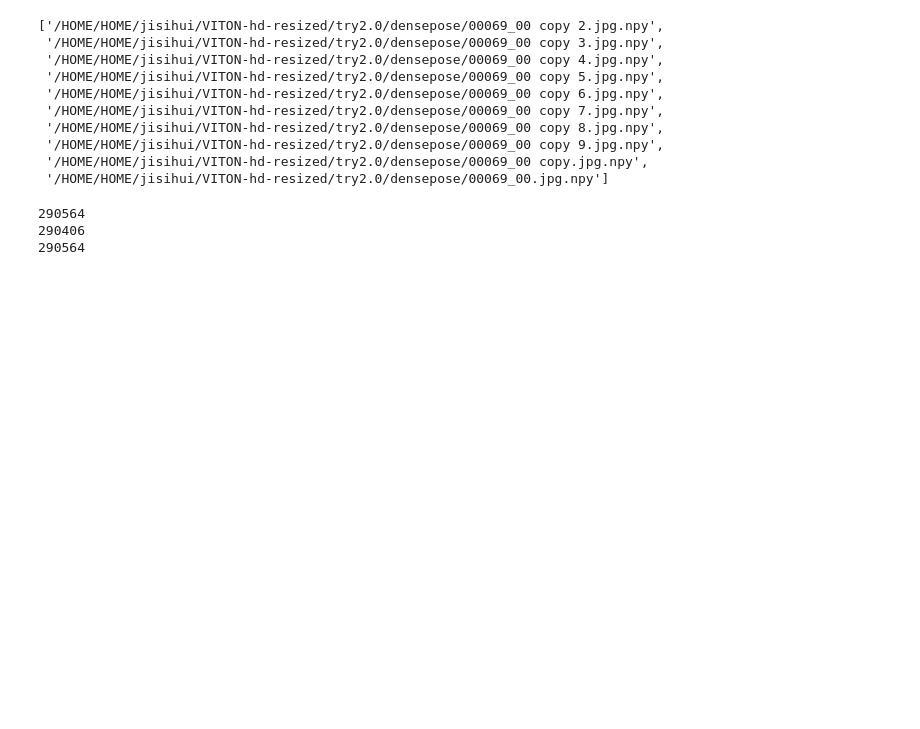
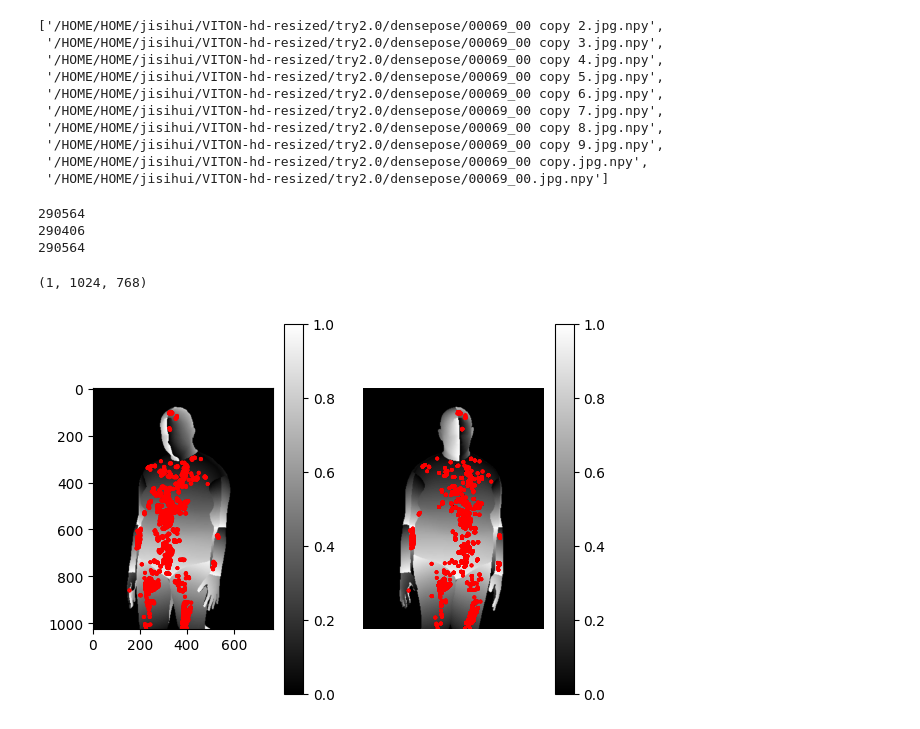
Before and after one commit to Sihui-Ji-10-9/DisCo10.9, a Jupyter notebook: tsv_example/visualize_tsv.ipynb, the cells around one changed output. Saved outputs shown, nothing was run; the diff lists cells and outputs as text; code cells hidden in the pictures; blank space fills up the shorter version.

```diff
--- a/tsv_example/visualize_tsv.ipynb
+++ b/tsv_example/visualize_tsv.ipynb
@@ -1053,3 +1053,80 @@ print(np.sum(cc1[:,:,0]!=-100000))
 290564
 290406
 290564
+# %%
+from torchvision import transforms
+import os
+import torch
+import torch.nn.functional as F
+import numpy as np
+import numpy as np
+import matplotlib.pyplot as plt
+# dp_path0 = '/HOME/HOME/jisihui/VITON-hd-resized/try/densepose/00006_00.jpg.npy'
+dp_path0 = '/home/nfs/jsh/HOME/VITON-hd-resized/try2.0/densepose_fat/00069_00 copy 2.jpg.npy'
+# dp_path1 = '/HOME/HOME/jisihui/VITON-hd-resized/try/densepose/00008_00.jpg.npy'
+dp_path1 = '/home/nfs/jsh/HOME/VITON-hd-resized/try2.0/densepose_fat/00069_00 copy.jpg.npy'
+
+# dp_path = '/home/nfs/jsh/HierarchicalProbabilistic3DHuman/output/my2/range/iuv_0.npy'
+# dp_i_path0 = '/HOME/HOME/jisihui/VITON-hd-resized/try/densepose_i/00006_00.jpg.npy'
+dp_i_path0 = '/home/nfs/jsh/HOME/VITON-hd-resized/try2.0/densepose_i_fat/00069_00 copy 2.jpg.npy'
+# dp_i_path1 = '/HOME/HOME/jisihui/VITON-hd-resized/try/densepose_i/00008_00.jpg.npy'
+dp_i_path1 = '/home/nfs/jsh/HOME/VITON-hd-resized/try2.0/densepose_i_fat/00069_00 copy.jpg.npy'
+
+
+data1_uv = np.load(dp_path1).round(decimals=2)
+data1_i = np.load(dp_i_path1)
+
+data1 = np.concatenate([data1_uv,data1_i],axis=0)
+
+data0_uv = np.load(dp_path0).round(decimals=2)
+data0_i = np.load(dp_i_path0)
+
+data0 = np.concatenate([data0_uv,data0_i],axis=0)
+print(data0_i.shape)
+
+plt.subplot(1,2,1)
+# 绘制图像
+plt.imshow(data0_uv[0], cmap='gray')
+# 添加颜色条
+plt.colorbar()
+
+# 显示坐标为[94.0, 353.0]的点为红色圆圈
+# circle = plt.Circle((420.0, 148.0), radius=5, color='red', fill=False)
+# plt.gca().add_patch(circle)
+
+
+cc = np.load('/home/nfs/jsh/HOME/VITON-hd-resized/try2.0/densepose_fat_cor_new2.0/00069_00 copy.jpg.npy',allow_pickle=True)
+p1=[]
+p2=[]
+for i in range(1024):
+    for j in range(768):
+            if cc[i,j,0]!=-100000:
+                # print(c[i,j])
+                p1.append((j,i))
+                p2.append((cc[i,j,1],cc[i,j,0]))
+                # print((cc[i,j,0],cc[i,j,1]),(i,j))
+
+
+# 循环创建并显示圆圈
+for i in range(len(p1)):
+    circle = plt.Circle(p1[i], radius=5, color='red', fill=False)
+    plt.gca().add_patch(circle)
+
+plt.subplot(1,2,2)
+# 绘制图像
+plt.imshow(data1_uv[0], cmap='gray')
+# 添加颜色条
+plt.colorbar()
+
+# 循环创建并显示圆圈
+for i in range(len(p1)):
+    circle = plt.Circle(p2[i], radius=5, color='red', fill=False)
+    plt.gca().add_patch(circle)
+# circle = plt.Circle([100,200], radius=5, color='red', fill=False)
+# plt.gca().add_patch(circle)
+# 不显示坐标轴
+plt.axis('off')
+plt.show()
+# %% [output]
+(1, 1024, 768)
+[figure, added]
```
Also changed, not shown: 13 other files.
